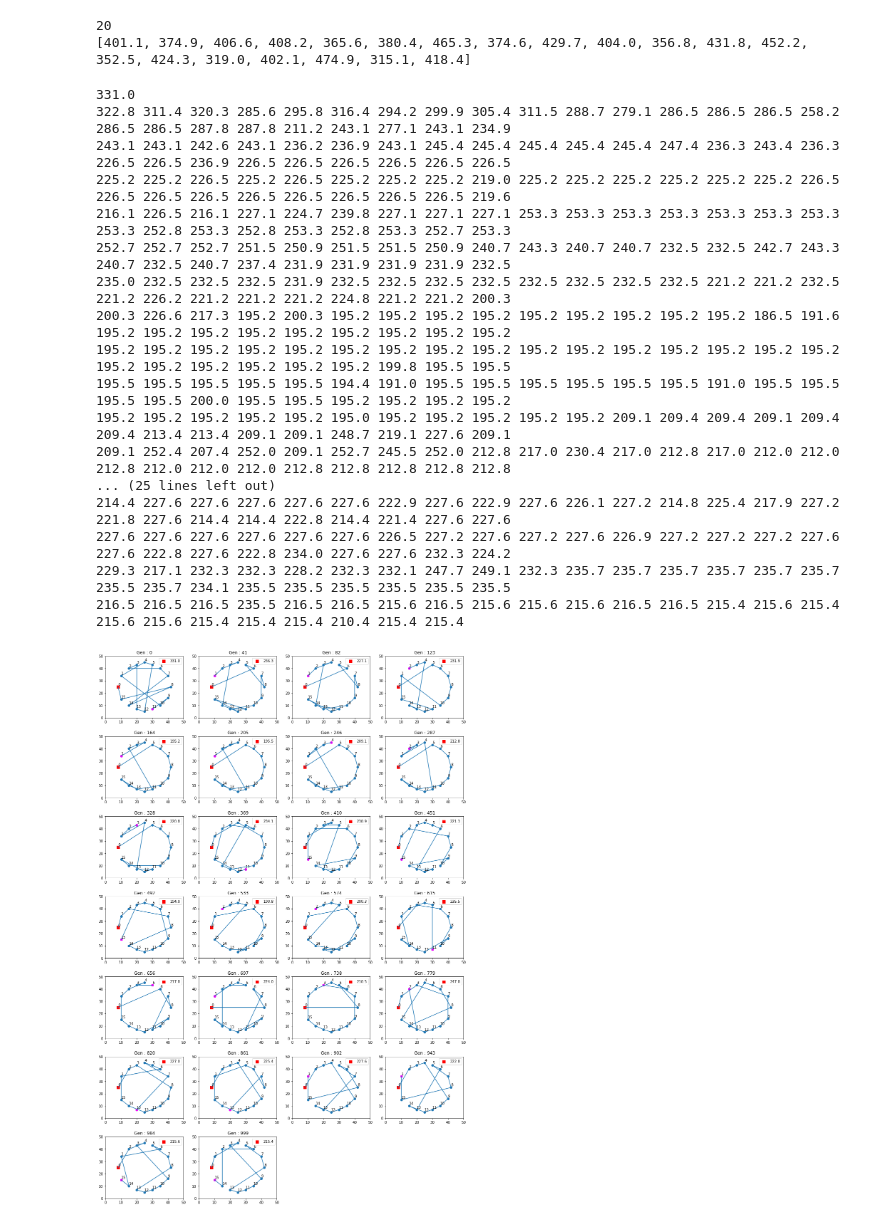
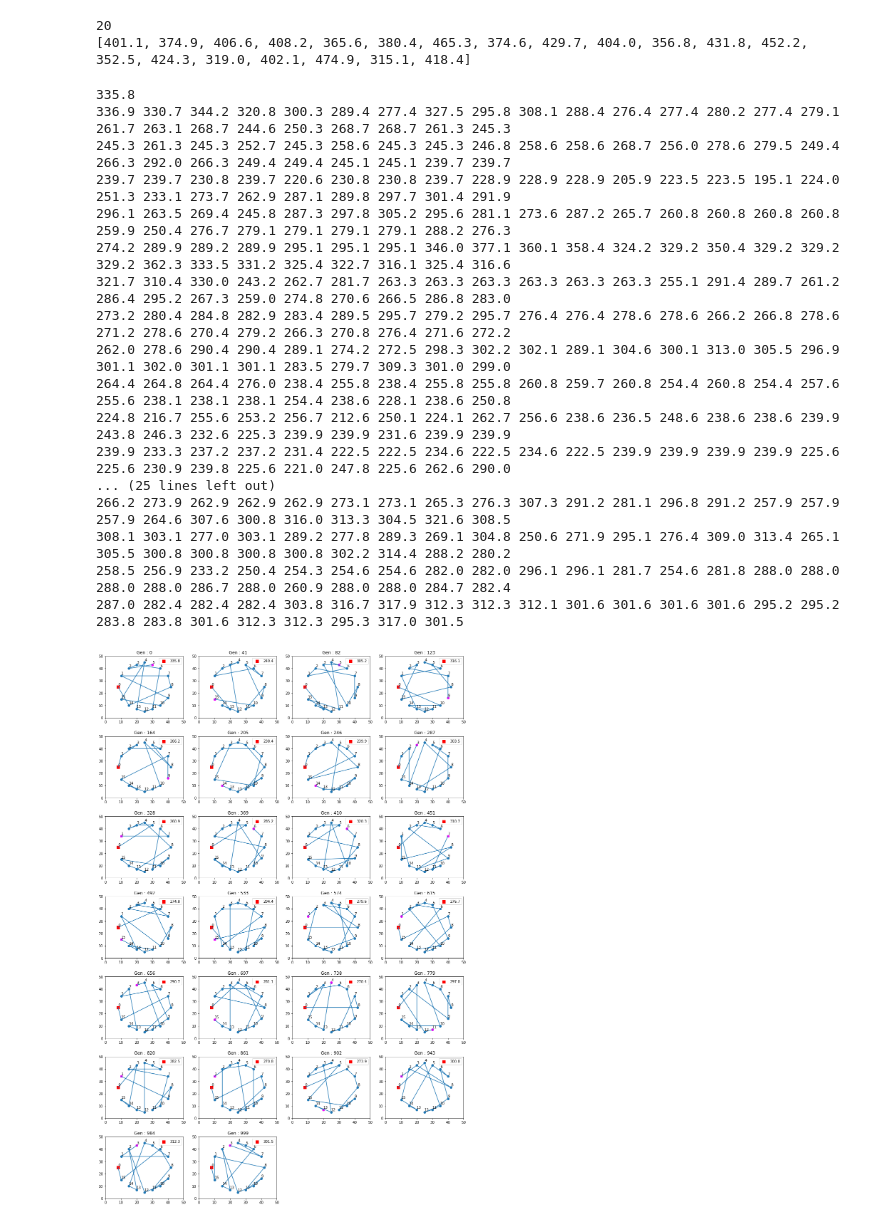
Before and after one commit to 0exia099/-, a Jupyter notebook: 4/P00_Genetic_algo_roulette_wheel.ipynb, the cells around one changed output. Saved outputs shown, nothing was run; the diff lists cells and outputs as text; code cells hidden in the pictures.

```diff
--- a/4/P00_Genetic_algo_roulette_wheel.ipynb
+++ b/4/P00_Genetic_algo_roulette_wheel.ipynb
@@ -168,21 +168,24 @@ fig = plt.figure(figsize=(18, 28))
 
 for k in range(repeat):     # 반복회수만큼 세대 반복
     # 2번 룰렛휠
-    worst = max(score)
-    best = min(score)
+
+    #worst = max(score) # (위에거 가중치 쓸때 필요)
+    #best = min(score)  # (위에거 가중치 쓸때 필요)
+
     f = []
     for i in score:
-        #가중치 함수를 뭘로 해야될지 모르겠음(바로 밑에게 인터넷에서 찾아보니까 쓴다는 함수고, 맨 밑이 그냥 역수 한거, 중간거가 그냥 내가 임의로 한거)
-        fi = (worst - i) + ((worst - best) / 3)    # 나쁜 해들이 선택이 거의 안되는걸 막기위해 사용한 적합도(인터넷에 보니까 이거 쓴다는데 애들 진화가 너무 느림. 결과 잘 안나옴)
-        #fi = worst - i + 1  # 대충 정한 적합도. worst인것은 0이 되는거 막기위한 +1 (결과는 잘 나옴)
-        #fi = 1/i    # 그냥 역수(결과 잘 안나옴)
+        #fi = (worst - i) + ((worst - best) / 3)    # 나쁜 해들의 선택이 거의 안되는걸 막기위해 사용한 적합도
+        fi = 1 / i    # 역수를 가중치로
         f.append(fi)
 
     sum_f = sum(f)
-    if int(sum_f) == 0: # score의 값이 모두 같은 경우
-        f1 = [1/len(f) for i in range(len(f))]
-    else:
-        f1 = [f[i] / sum_f for i in range(len(f))]
+    # if int(sum_f) == 0: # score의 값이 모두 같은 경우(위에거 가중치 쓸때 필요)
+    #     f1 = [1/len(f) for i in range(len(f))]
+    # else:
+    #     f1 = [f[i] / sum_f for i in range(len(f))]
+
+    f1 = [f[i] / sum_f for i in range(len(f))]
+
     par_candi = [_ for _ in range(len(score))]
 
     pop = new_gen_for_roulette_wheel(pop, par_candi, nCity, f1)            # 무작위 교배 후 다음 세대 생성
@@ -195,47 +198,47 @@ for k in range(repeat):     # 반복회수만큼 세대 반복
         print()
 
 ###### 각 step 세대마다 적합도 1위 개체의 순회 경로 그리기  ######
     if k != s*step and k != repeat-1 :
         continue
     plt.subplot(7,4,s+1)
     plt.subplots_adjust(hspace=0.3)
     plt.scatter(x[0], y[0], marker='s', c='red', s=55)
     plt.scatter(x[1:], y[1:])
     plt.scatter(x[pop[first][-1]], y[pop[first][-1]], c='magenta')
     for i in range(nCity):
         plt.text(pos[i][0], pos[i][1]+1, i)
 
     plotX = []
     plotX.append(pos[0][0])
     plotY = []
     plotY.append(pos[0][1])
     for i in range(nCity-1):
         plotX.append(pos[pop[first][i]][0])
         plotY.append(pos[pop[first][i]][1])
 
     plt.plot(plotX, plotY)
 
     plt.legend([str(score[first])])
     plt.xlim(0,50)
     plt.ylim(0,50)
     plt.title("Gen : {}".format(k))
     s = s+1
 # %% [output]
-331.0
-322.8 311.4 320.3 285.6 295.8 316.4 294.2 299.9 305.4 311.5 288.7 279.1 286.5 286.5 286.5 258.2 286.5 286.5 287.8 287.8 211.2 243.1 277.1 243.1 234.9
-243.1 243.1 242.6 243.1 236.2 236.9 243.1 245.4 245.4 245.4 245.4 245.4 247.4 236.3 243.4 236.3 226.5 226.5 236.9 226.5 226.5 226.5 226.5 226.5 226.5
-225.2 225.2 226.5 225.2 226.5 225.2 225.2 225.2 219.0 225.2 225.2 225.2 225.2 225.2 225.2 226.5 226.5 226.5 226.5 226.5 226.5 226.5 226.5 226.5 219.6
-216.1 226.5 216.1 227.1 224.7 239.8 227.1 227.1 227.1 253.3 253.3 253.3 253.3 253.3 253.3 253.3 253.3 252.8 253.3 252.8 253.3 252.8 253.3 252.7 253.3
-252.7 252.7 252.7 251.5 250.9 251.5 251.5 250.9 240.7 243.3 240.7 240.7 232.5 232.5 242.7 243.3 240.7 232.5 240.7 237.4 231.9 231.9 231.9 231.9 232.5
-235.0 232.5 232.5 232.5 231.9 232.5 232.5 232.5 232.5 232.5 232.5 232.5 232.5 221.2 221.2 232.5 221.2 226.2 221.2 221.2 221.2 224.8 221.2 221.2 200.3
-200.3 226.6 217.3 195.2 200.3 195.2 195.2 195.2 195.2 195.2 195.2 195.2 195.2 195.2 186.5 191.6 195.2 195.2 195.2 195.2 195.2 195.2 195.2 195.2 195.2
-195.2 195.2 195.2 195.2 195.2 195.2 195.2 195.2 195.2 195.2 195.2 195.2 195.2 195.2 195.2 195.2 195.2 195.2 195.2 195.2 195.2 195.2 199.8 195.5 195.5
-195.5 195.5 195.5 195.5 195.5 194.4 191.0 195.5 195.5 195.5 195.5 195.5 195.5 191.0 195.5 195.5 195.5 195.5 200.0 195.5 195.5 195.2 195.2 195.2 195.2
-195.2 195.2 195.2 195.2 195.2 195.0 195.2 195.2 195.2 195.2 195.2 209.1 209.4 209.4 209.1 209.4 209.4 213.4 213.4 209.1 209.1 248.7 219.1 227.6 209.1
-209.1 252.4 207.4 252.0 209.1 252.7 245.5 252.0 212.8 217.0 230.4 217.0 212.8 217.0 212.0 212.0 212.8 212.0 212.0 212.0 212.8 212.8 212.8 212.8 212.8
+335.8
+336.9 330.7 344.2 320.8 300.3 289.4 277.4 327.5 295.8 308.1 288.4 276.4 277.4 280.2 277.4 279.1 261.7 263.1 268.7 244.6 250.3 268.7 268.7 261.3 245.3
+245.3 261.3 245.3 252.7 245.3 258.6 245.3 245.3 246.8 258.6 258.6 268.7 256.0 278.6 279.5 249.4 266.3 292.0 266.3 249.4 249.4 245.1 245.1 239.7 239.7
+239.7 239.7 230.8 239.7 220.6 230.8 230.8 239.7 228.9 228.9 228.9 205.9 223.5 223.5 195.1 224.0 251.3 233.1 273.7 262.9 287.1 289.8 297.7 301.4 291.9
+296.1 263.5 269.4 245.8 287.3 297.8 305.2 295.6 281.1 273.6 287.2 265.7 260.8 260.8 260.8 260.8 259.9 250.4 276.7 279.1 279.1 279.1 279.1 288.2 276.3
+274.2 289.9 289.2 289.9 295.1 295.1 295.1 346.0 377.1 360.1 358.4 324.2 329.2 350.4 329.2 329.2 329.2 362.3 333.5 331.2 325.4 322.7 316.1 325.4 316.6
+321.7 310.4 330.0 243.2 262.7 281.7 263.3 263.3 263.3 263.3 263.3 263.3 255.1 291.4 289.7 261.2 286.4 295.2 267.3 259.0 274.8 270.6 266.5 286.8 283.0
+273.2 280.4 284.8 282.9 283.4 289.5 295.7 279.2 295.7 276.4 276.4 278.6 278.6 266.2 266.8 278.6 271.2 278.6 270.4 279.2 266.3 270.8 276.4 271.6 272.2
+262.0 278.6 290.4 290.4 289.1 274.2 272.5 298.3 302.2 302.1 289.1 304.6 300.1 313.0 305.5 296.9 301.1 302.0 301.1 301.1 283.5 279.7 309.3 301.0 299.0
+264.4 264.8 264.4 276.0 238.4 255.8 238.4 255.8 255.8 260.8 259.7 260.8 254.4 260.8 254.4 257.6 255.6 238.1 238.1 238.1 254.4 238.6 228.1 238.6 250.8
+224.8 216.7 255.6 253.2 256.7 212.6 250.1 224.1 262.7 256.6 238.6 236.5 248.6 238.6 238.6 239.9 243.8 246.3 232.6 225.3 239.9 239.9 231.6 239.9 239.9
+239.9 233.3 237.2 237.2 231.4 222.5 222.5 234.6 222.5 234.6 222.5 239.9 239.9 239.9 239.9 225.6 225.6 230.9 239.8 225.6 221.0 247.8 225.6 262.6 290.0
 ... (25 lines left out)
-214.4 227.6 227.6 227.6 227.6 227.6 222.9 227.6 222.9 227.6 226.1 227.2 214.8 225.4 217.9 227.2 221.8 227.6 214.4 214.4 222.8 214.4 221.4 227.6 227.6
-227.6 227.6 227.6 227.6 227.6 227.6 226.5 227.2 227.6 227.2 227.6 226.9 227.2 227.2 227.2 227.6 227.6 222.8 227.6 222.8 234.0 227.6 227.6 232.3 224.2
-229.3 217.1 232.3 232.3 228.2 232.3 232.1 247.7 249.1 232.3 235.7 235.7 235.7 235.7 235.7 235.7 235.5 235.7 234.1 235.5 235.5 235.5 235.5 235.5 235.5
-216.5 216.5 216.5 235.5 216.5 216.5 215.6 216.5 215.6 215.6 215.6 216.5 216.5 215.4 215.6 215.4 215.6 215.6 215.4 215.4 215.4 210.4 215.4 215.4
+266.2 273.9 262.9 262.9 262.9 273.1 273.1 265.3 276.3 307.3 291.2 281.1 296.8 291.2 257.9 257.9 257.9 264.6 307.6 300.8 316.0 313.3 304.5 321.6 308.5
+308.1 303.1 277.0 303.1 289.2 277.8 289.3 269.1 304.8 250.6 271.9 295.1 276.4 309.0 313.4 265.1 305.5 300.8 300.8 300.8 300.8 302.2 314.4 288.2 280.2
+258.5 256.9 233.2 250.4 254.3 254.6 254.6 282.0 282.0 296.1 296.1 281.7 254.6 281.8 288.0 288.0 288.0 288.0 286.7 288.0 260.9 288.0 288.0 284.7 282.4
+287.0 282.4 282.4 282.4 303.8 316.7 317.9 312.3 312.3 312.1 301.6 301.6 301.6 301.6 295.2 295.2 283.8 283.8 301.6 312.3 312.3 295.3 317.0 301.5
-[figure, old version]
+[figure, new version]
```
Also changed, not shown: 3 other files.
